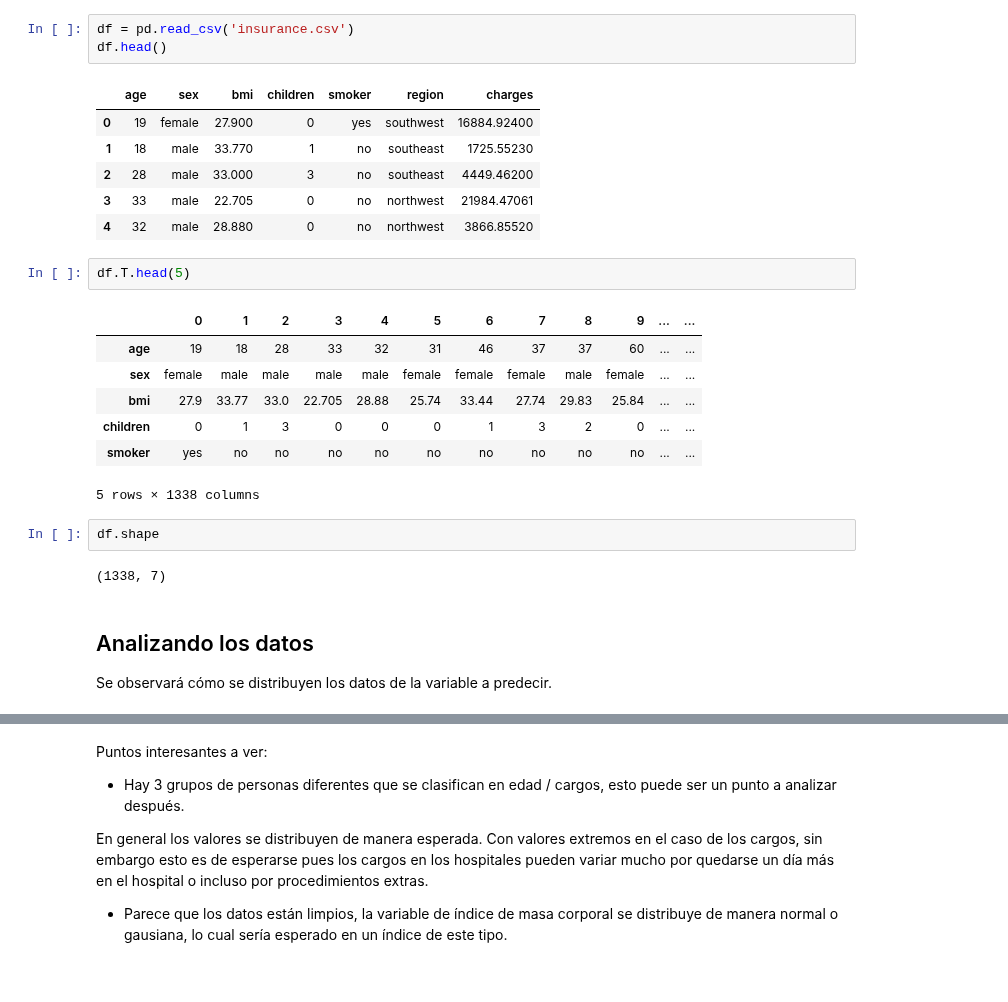
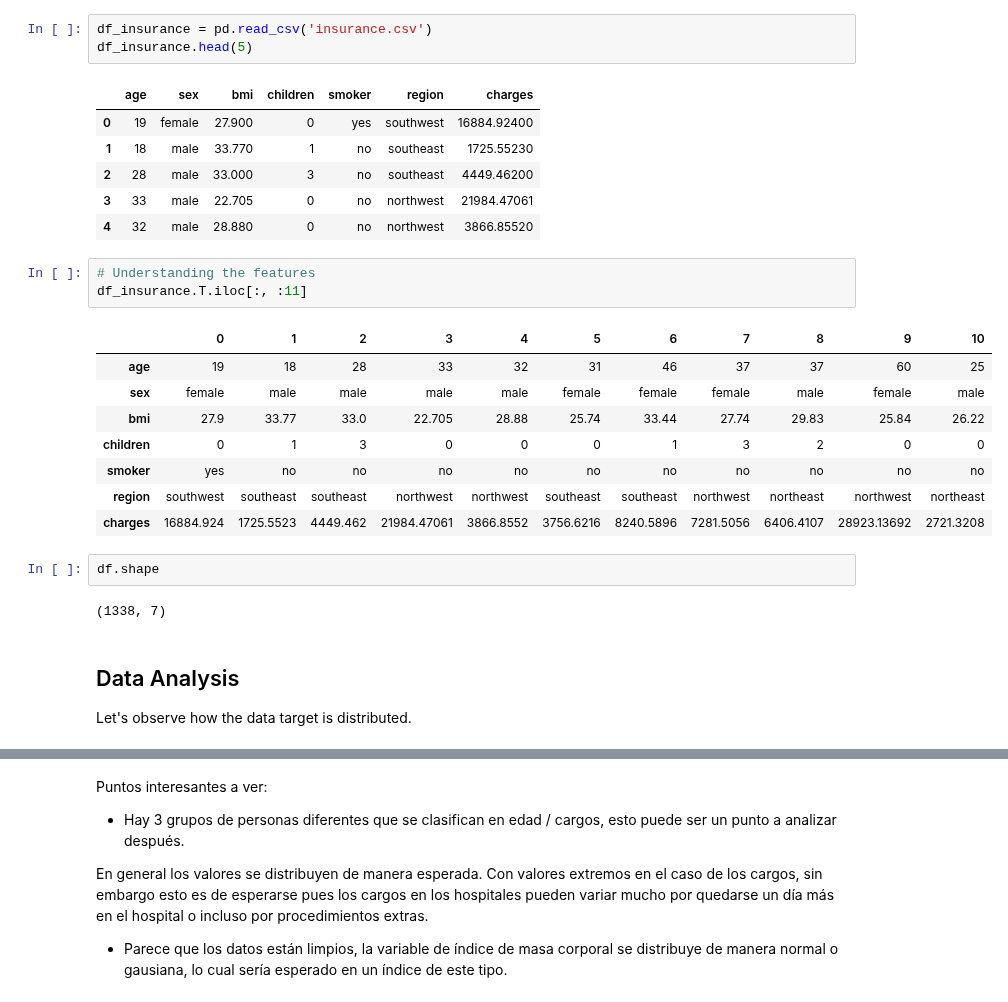
Before and after one commit to HaroldRoy/machine_learning_examples, a Jupyter notebook: supervised/regression/platzi_proyecto_final.ipynb, the cells around one changed output, grey strips where cells are left out. Saved outputs shown, nothing was run; the diff lists cells and outputs as text.

```diff
--- a/supervised/regression/platzi_proyecto_final.ipynb
+++ b/supervised/regression/platzi_proyecto_final.ipynb
@@ -38,6 +21,6 @@ Descarguemos los datos y veamos cómo se ven (descarga y sube el dataset).
 # %%
-df = pd.read_csv('insurance.csv')
-df.head()
+df_insurance = pd.read_csv('insurance.csv')
+df_insurance.head(5)
 # %% [output]
 |  | age | sex | bmi | children | smoker | region | charges |
 | 0 | 19 | female | 27.900 | 0 | yes | southwest | 16884.92400 |
@@ -45,21 +28,23 @@ df.head()
 | 2 | 28 | male | 33.000 | 3 | no | southeast | 4449.46200 |
 | 3 | 33 | male | 22.705 | 0 | no | northwest | 21984.47061 |
 | 4 | 32 | male | 28.880 | 0 | no | northwest | 3866.85520 |
-# %%
-df.T.head(5)
-# %% [output]
-|  | 0 | 1 | 2 | 3 | 4 | 5 | 6 | 7 | 8 | 9 | ... | ... |
-| age | 19 | 18 | 28 | 33 | 32 | 31 | 46 | 37 | 37 | 60 | ... | ... |
-| sex | female | male | male | male | male | female | female | female | male | female | ... | ... |
-| bmi | 27.9 | 33.77 | 33.0 | 22.705 | 28.88 | 25.74 | 33.44 | 27.74 | 29.83 | 25.84 | ... | ... |
-| children | 0 | 1 | 3 | 0 | 0 | 0 | 1 | 3 | 2 | 0 | ... | ... |
-| smoker | yes | no | no | no | no | no | no | no | no | no | ... | ... |
-5 rows × 1338 columns
+# %%
+# Understanding the features
+df_insurance.T.iloc[:, :11]
+# %% [output]
+|  | 0 | 1 | 2 | 3 | 4 | 5 | 6 | 7 | 8 | 9 | 10 |
+| age | 19 | 18 | 28 | 33 | 32 | 31 | 46 | 37 | 37 | 60 | 25 |
+| sex | female | male | male | male | male | female | female | female | male | female | male |
+| bmi | 27.9 | 33.77 | 33.0 | 22.705 | 28.88 | 25.74 | 33.44 | 27.74 | 29.83 | 25.84 | 26.22 |
+| children | 0 | 1 | 3 | 0 | 0 | 0 | 1 | 3 | 2 | 0 | 0 |
+| smoker | yes | no | no | no | no | no | no | no | no | no | no |
+| region | southwest | southeast | southeast | northwest | northwest | southeast | southeast | northwest | northeast | northwest | northeast |
+| charges | 16884.924 | 1725.5523 | 4449.462 | 21984.47061 | 3866.8552 | 3756.6216 | 8240.5896 | 7281.5056 | 6406.4107 | 28923.13692 | 2721.3208 |
 # %%
 df.shape
 # %% [output]
 (1338, 7)
-# %% [markdown]
-## Analizando los datos
-Se observará cómo se distribuyen los datos de la variable a predecir.
+# %% [markdown]
+## Data Analysis
+Let's observe how the data target is distributed.
 # %%
```
Also changed, not shown: parts of 21 cells of this notebook.
